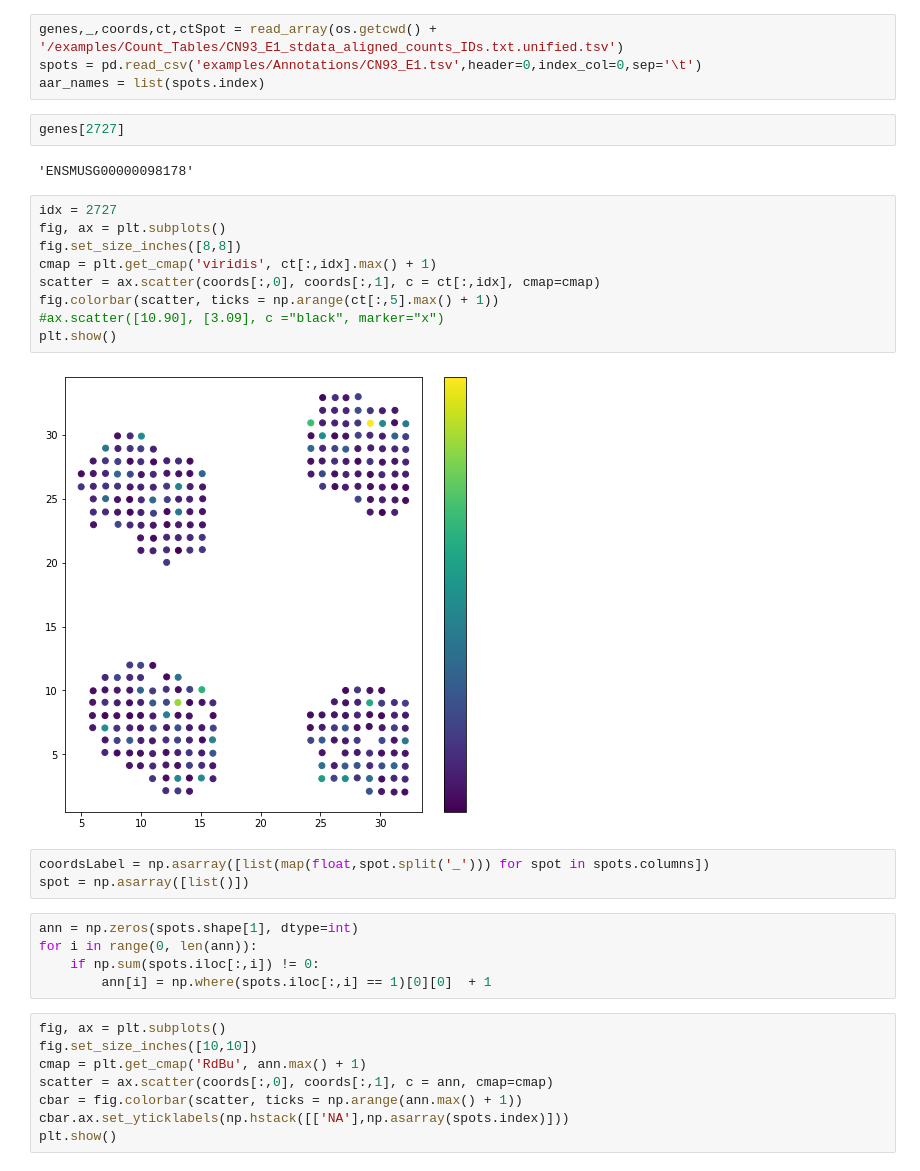
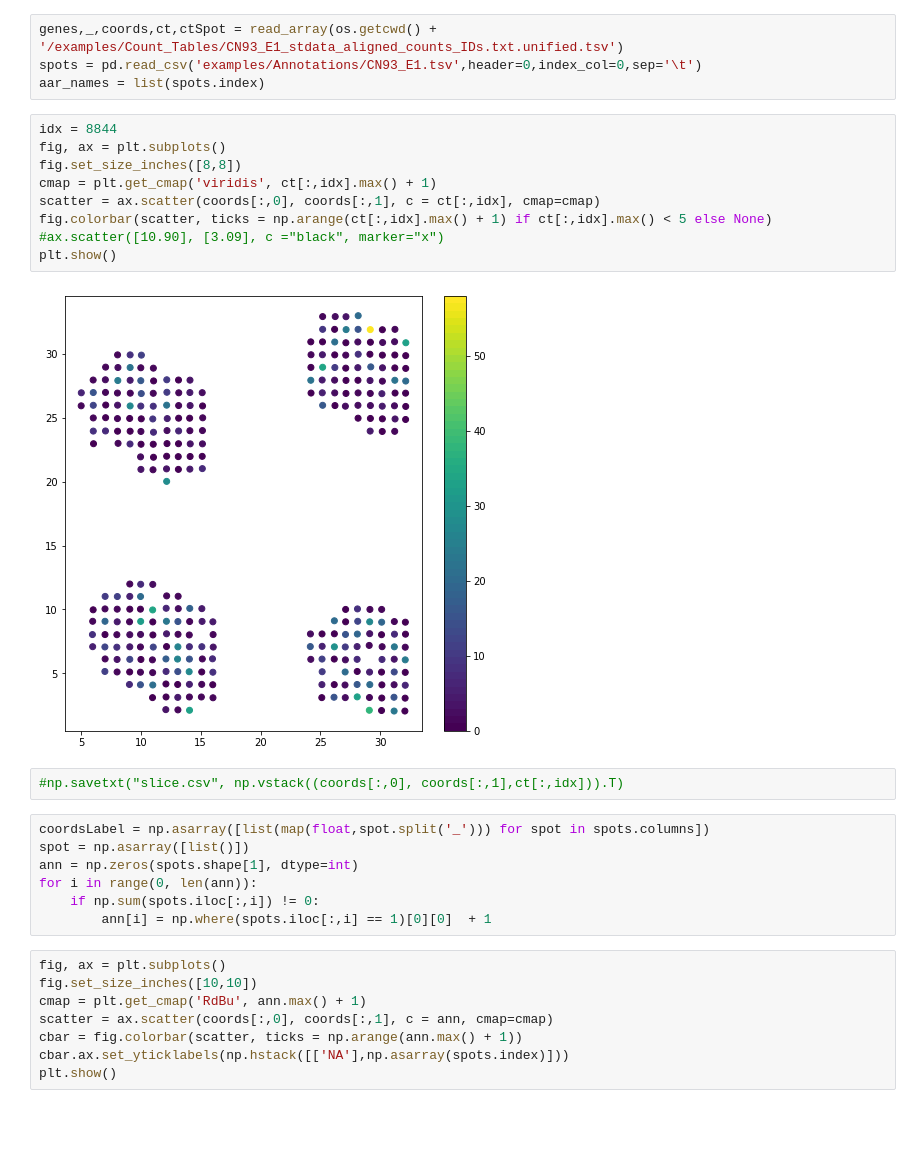
Before and after one commit to lukketotte/Splotch, a Jupyter notebook: debug.ipynb, the cells around one changed output. Saved outputs shown, nothing was run; the diff lists cells and outputs as text; blank space fills up the shorter version.

```diff
--- a/debug.ipynb
+++ b/debug.ipynb
@@ -11,29 +11,26 @@ import seaborn as sns
 genes,_,coords,ct,ctSpot = read_array(os.getcwd() + '/examples/Count_Tables/CN93_E1_stdata_aligned_counts_IDs.txt.unified.tsv')
 spots = pd.read_csv('examples/Annotations/CN93_E1.tsv',header=0,index_col=0,sep='\t')
 aar_names = list(spots.index)
-# %%
-genes[2727]
-# %% [output]
-'ENSMUSG00000098178'
 # %%
-idx = 2727
+idx = 8844
 fig, ax = plt.subplots()
 fig.set_size_inches([8,8])
 cmap = plt.get_cmap('viridis', ct[:,idx].max() + 1)
 scatter = ax.scatter(coords[:,0], coords[:,1], c = ct[:,idx], cmap=cmap)
-fig.colorbar(scatter, ticks = np.arange(ct[:,5].max() + 1))
+fig.colorbar(scatter, ticks = np.arange(ct[:,idx].max() + 1) if ct[:,idx].max() < 5 else None)
 #ax.scatter([10.90], [3.09], c ="black", marker="x")
 plt.show()
 # %% [output]
-[figure, old version]
+[figure, new version]
+# %%
+#np.savetxt("slice.csv", np.vstack((coords[:,0], coords[:,1],ct[:,idx])).T)
 # %%
 coordsLabel = np.asarray([list(map(float,spot.split('_'))) for spot in spots.columns])
 spot = np.asarray([list()])
+ann = np.zeros(spots.shape[1], dtype=int)
+for i in range(0, len(ann)):
+    if np.sum(spots.iloc[:,i]) != 0:
+        ann[i] = np.where(spots.iloc[:,i] == 1)[0][0]  + 1
-# %%
-ann = np.zeros(spots.shape[1], dtype=int)
-for i in range(0, len(ann)):
-    if np.sum(spots.iloc[:,i]) != 0:
-        ann[i] = np.where(spots.iloc[:,i] == 1)[0][0]  + 1
 # %%
 fig, ax = plt.subplots()
 fig.set_size_inches([10,10])
```
